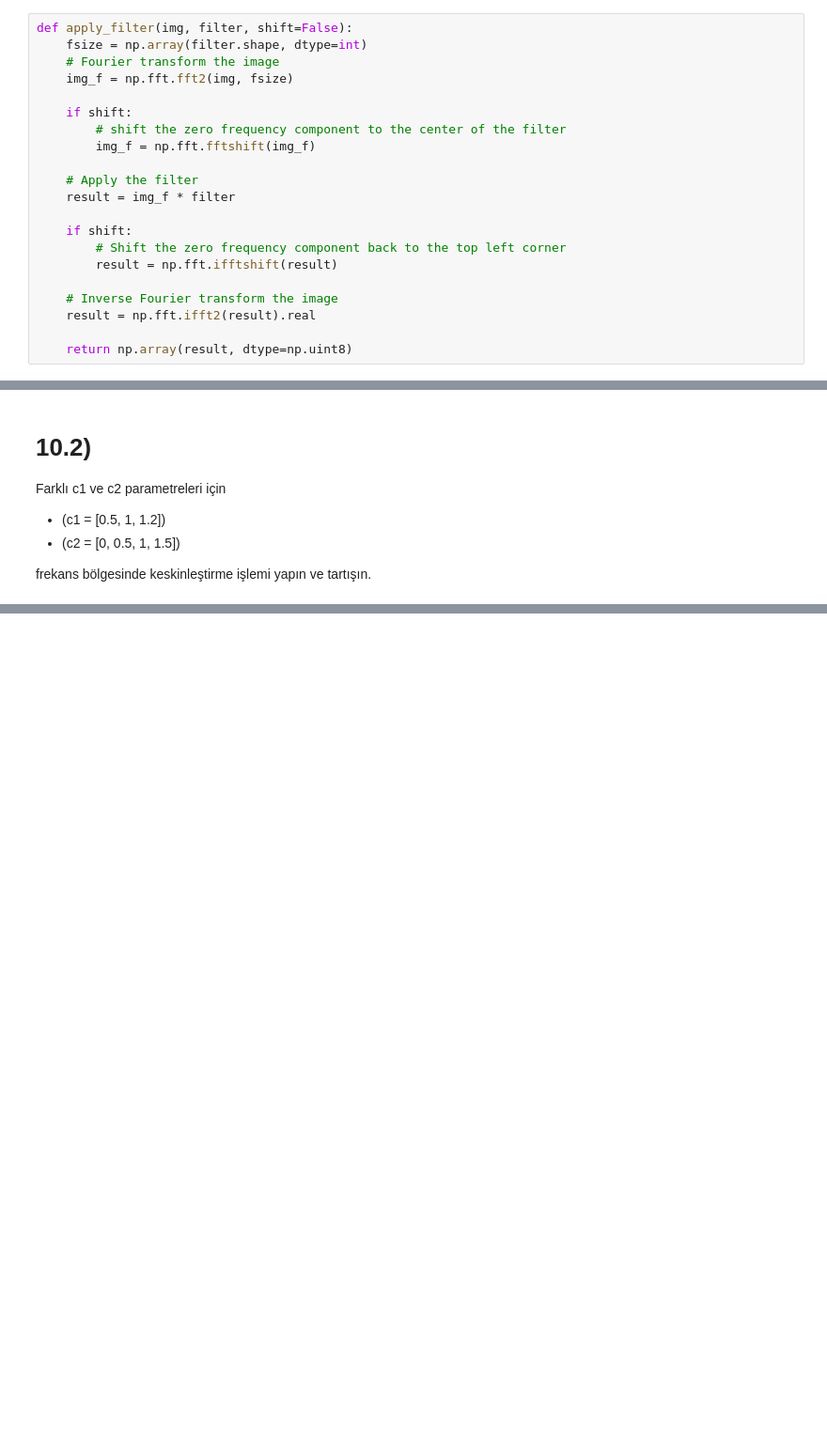
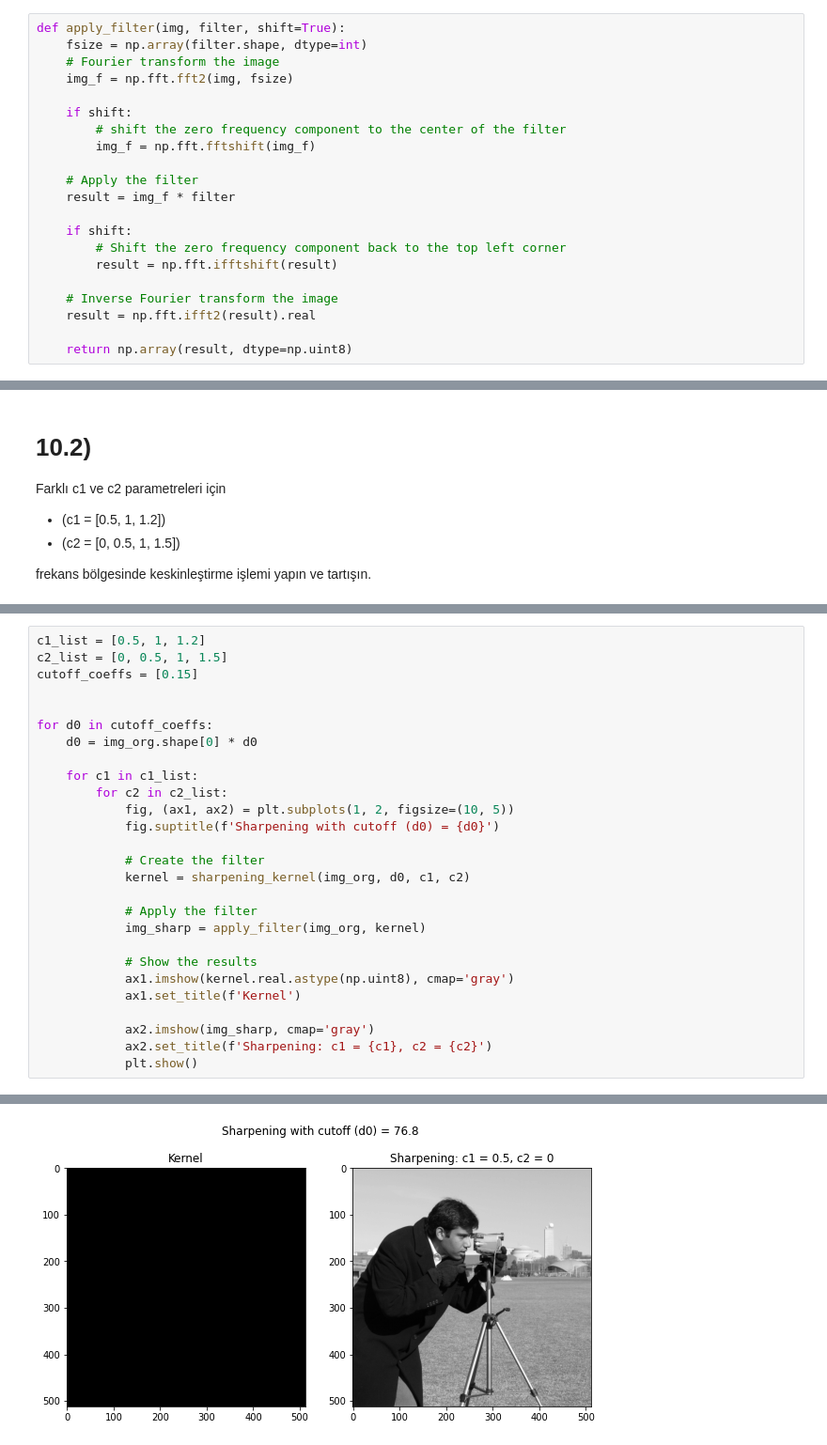
Before and after one commit to melihozaydin/MSc_Projects, a Jupyter notebook: BM5121 - Görüntü İşleme Ve Uygulamaları/Ödev 10: Frekans bölgesinde bulanıklaştırma ve keskinleştirme/docs/ödev.ipynb, the cells around one changed output, grey strips where cells are left out. Shown at 94% size. Drawn from its saved outputs; the diff is of its cells as text; blank space fills up the shorter version.

```diff
--- a/BM5121 - Görüntü İşleme Ve Uygulamaları/Ödev 10: Frekans bölgesinde bulanıklaştırma ve keskinleştirme/docs/ödev.ipynb
+++ b/BM5121 - Görüntü İşleme Ve Uygulamaları/Ödev 10: Frekans bölgesinde bulanıklaştırma ve keskinleştirme/docs/ödev.ipynb
@@ -40,7 +42,7 @@ def circular_kernel(img, d0, shifted=True, low_pass=True):
     #plt.show()
     return filter
 # %%
-def apply_filter(img, filter, shift=False):
+def apply_filter(img, filter, shift=True):
     fsize = np.array(filter.shape, dtype=int)
     # Fourier transform the image
     img_f = np.fft.fft2(img, fsize)
@@ -76,0 +114,28 @@ SyntaxError: unexpected EOF while parsing (2215553675.py, line 2)
+# %%
+c1_list = [0.5, 1, 1.2]
+c2_list = [0, 0.5, 1, 1.5]
+cutoff_coeffs = [0.15]
+
+
+for d0 in cutoff_coeffs:
+    d0 = img_org.shape[0] * d0
+
+    for c1 in c1_list:
+        for c2 in c2_list:
+            fig, (ax1, ax2) = plt.subplots(1, 2, figsize=(10, 5))
+            fig.suptitle(f'Sharpening with cutoff (d0) = {d0}')
+
+            # Create the filter
+            kernel = sharpening_kernel(img_org, d0, c1, c2)
+
+            # Apply the filter
+            img_sharp = apply_filter(img_org, kernel)
+
+            # Show the results
+            ax1.imshow(kernel.real.astype(np.uint8), cmap='gray')
+            ax1.set_title(f'Kernel')
+
+            ax2.imshow(img_sharp, cmap='gray')
+            ax2.set_title(f'Sharpening: c1 = {c1}, c2 = {c2}')
+            plt.show()
+# %% [output]
@@ -76,0 +143 @@ SyntaxError: unexpected EOF while parsing (2215553675.py, line 2)
+[figure, added]
```
Also changed, not shown: parts of 9 cells of this notebook, 1 other file.
